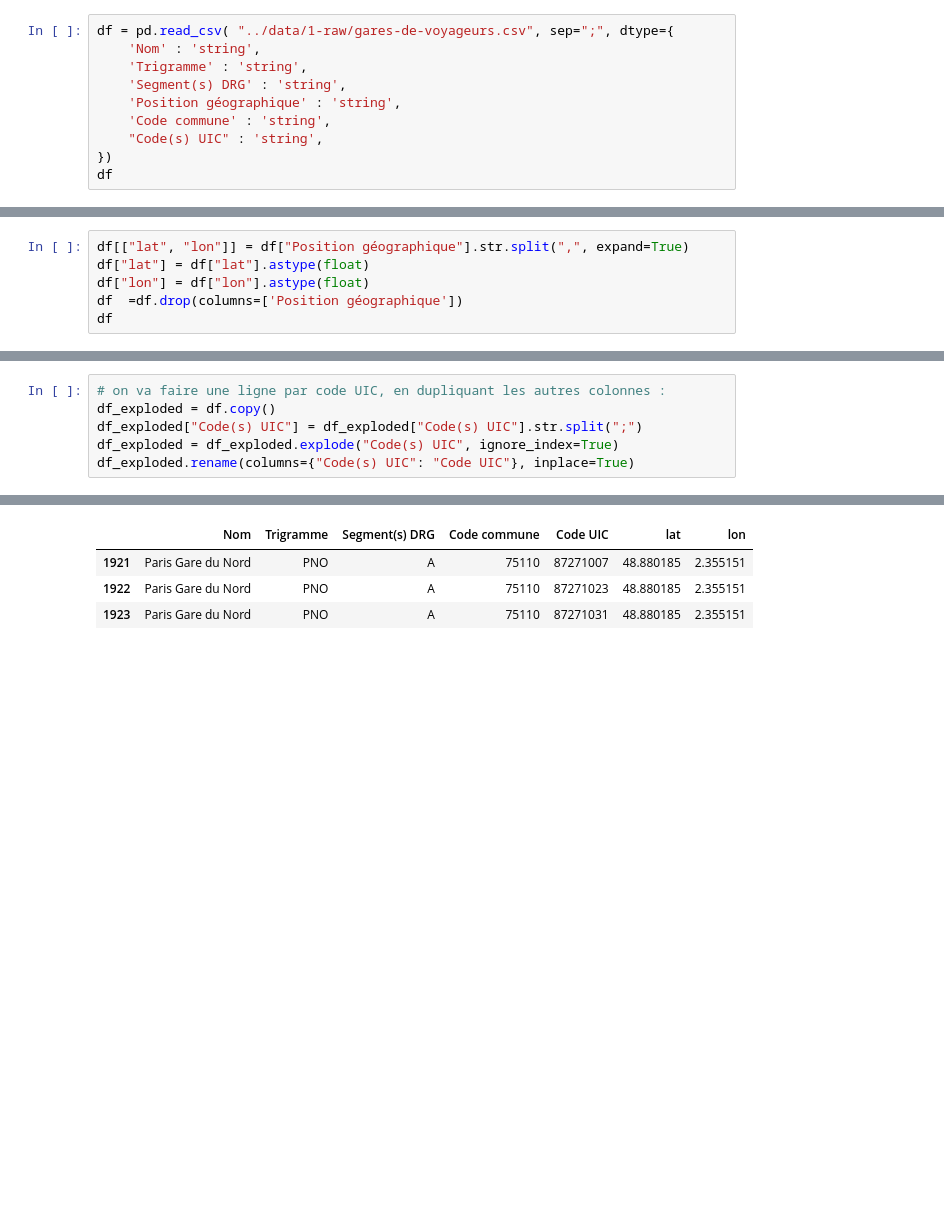
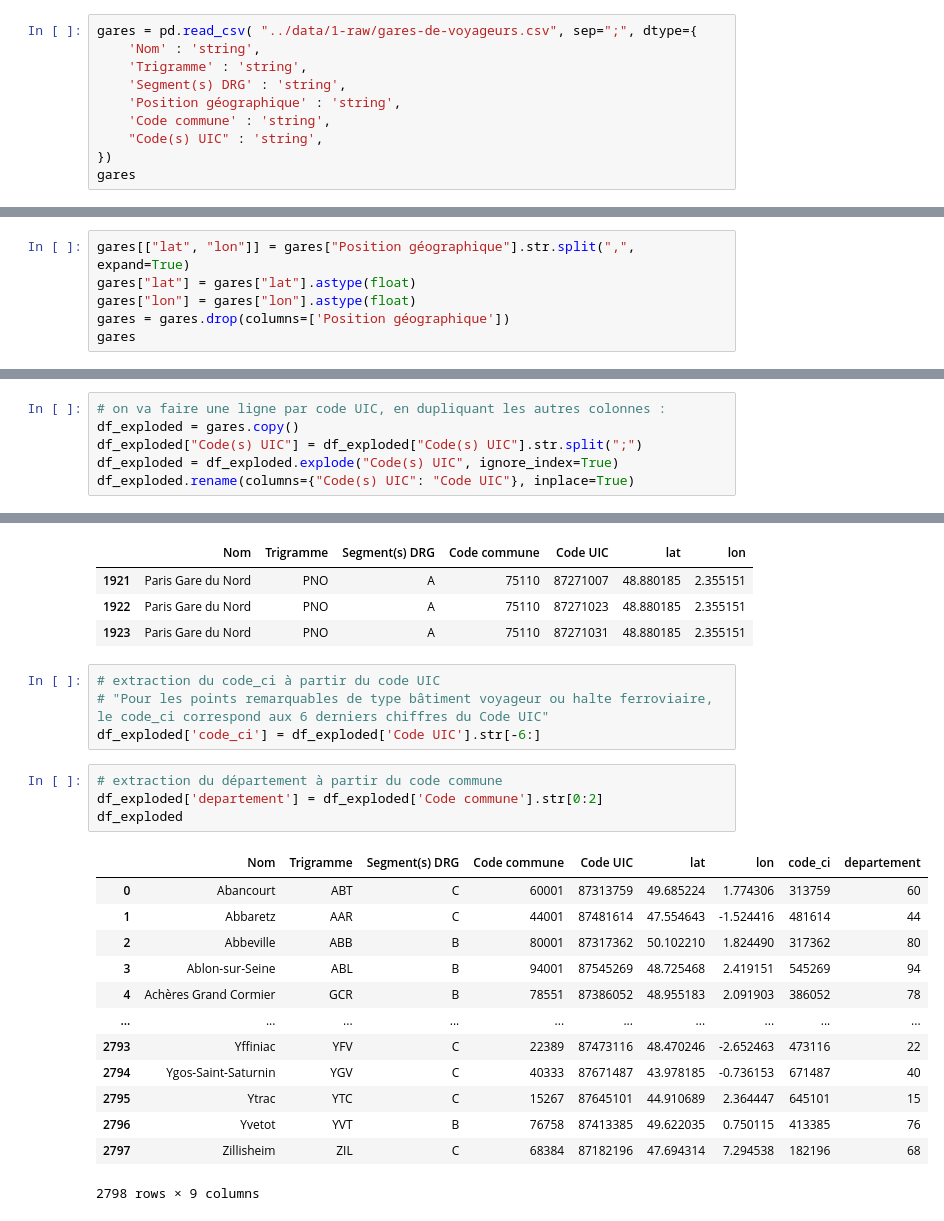
Before and after one commit to Gallien-e/analyse-retard-sncf, a Jupyter notebook: notebooks/1-ingestion-gares.ipynb, the cells around one changed output, grey strips where cells are left out. Drawn from its saved outputs; the diff is of its cells as text; blank space fills up the shorter version.

```diff
--- a/notebooks/1-ingestion-gares.ipynb
+++ b/notebooks/1-ingestion-gares.ipynb
@@ -35,7 +35,7 @@ moins égale à 100 000 voyageurs par an.
 -  C : Les gares de voyageurs d’intérêt local, dites de catégorie C. Ce sont toutes les autres
 gares de voyageurs.
 # %%
-df = pd.read_csv( "../data/1-raw/gares-de-voyageurs.csv", sep=";", dtype={
+gares = pd.read_csv( "../data/1-raw/gares-de-voyageurs.csv", sep=";", dtype={
     'Nom' : 'string',
     'Trigramme' : 'string',
     'Segment(s) DRG' : 'string',
@@ -43,7 +43,7 @@ df = pd.read_csv( "../data/1-raw/gares-de-voyageurs.csv", sep=";", dtype={
     'Code commune' : 'string',
     "Code(s) UIC" : 'string',
 })
-df
+gares
 # %% [output]
 |  | Nom | Trigramme | Segment(s) DRG | Position géographique | Code commune | Code(s) UIC |
 | 0 | Abancourt | ABT | C | 49.6852237, 1.7743058 | 60001 | 87313759 |
@@ -99,11 +99,11 @@ Code commune             0
 Code(s) UIC              0
 dtype: int64
 # %%
-df[["lat", "lon"]] = df["Position géographique"].str.split(",", expand=True)
-df["lat"] = df["lat"].astype(float)
-df["lon"] = df["lon"].astype(float)
-df  =df.drop(columns=['Position géographique'])
-df
+gares[["lat", "lon"]] = gares["Position géographique"].str.split(",", expand=True)
+gares["lat"] = gares["lat"].astype(float)
+gares["lon"] = gares["lon"].astype(float)
+gares = gares.drop(columns=['Position géographique'])
+gares
 # %% [output]
 |  | Nom | Trigramme | Segment(s) DRG | Code commune | Code(s) UIC | lat | lon |
 | 0 | Abancourt | ABT | C | 60001 | 87313759 | 49.685224 | 1.774306 |
@@ -136,7 +136,7 @@ df[df["Code(s) UIC"].str.contains(";")]
 | 1913 | Paris Montparnasse | PMP | A;A | 75115 | 87391011;87391102;87391003 | 48.841172 | 2.320514 |
 # %%
 # on va faire une ligne par code UIC, en dupliquant les autres colonnes :
-df_exploded = df.copy()
+df_exploded = gares.copy()
 df_exploded["Code(s) UIC"] = df_exploded["Code(s) UIC"].str.split(";")
 df_exploded = df_exploded.explode("Code(s) UIC", ignore_index=True)
 df_exploded.rename(columns={"Code(s) UIC": "Code UIC"}, inplace=True)
@@ -161,3 +161,25 @@ df_exploded[df_exploded['Nom'] == 'Paris Gare du Nord']
 | 1921 | Paris Gare du Nord | PNO | A | 75110 | 87271007 | 48.880185 | 2.355151 |
 | 1922 | Paris Gare du Nord | PNO | A | 75110 | 87271023 | 48.880185 | 2.355151 |
 | 1923 | Paris Gare du Nord | PNO | A | 75110 | 87271031 | 48.880185 | 2.355151 |
+# %%
+# extraction du code_ci à partir du code UIC
+# "Pour les points remarquables de type bâtiment voyageur ou halte ferroviaire, le code_ci correspond aux 6 derniers chiffres du Code UIC"
+df_exploded['code_ci'] = df_exploded['Code UIC'].str[-6:]
+# %%
+# extraction du département à partir du code commune
+df_exploded['departement'] = df_exploded['Code commune'].str[0:2]
+df_exploded
+# %% [output]
+|  | Nom | Trigramme | Segment(s) DRG | Code commune | Code UIC | lat | lon | code_ci | departement |
+| 0 | Abancourt | ABT | C | 60001 | 87313759 | 49.685224 | 1.774306 | 313759 | 60 |
+| 1 | Abbaretz | AAR | C | 44001 | 87481614 | 47.554643 | -1.524416 | 481614 | 44 |
+| 2 | Abbeville | ABB | B | 80001 | 87317362 | 50.102210 | 1.824490 | 317362 | 80 |
+| 3 | Ablon-sur-Seine | ABL | B | 94001 | 87545269 | 48.725468 | 2.419151 | 545269 | 94 |
+| 4 | Achères Grand Cormier | GCR | B | 78551 | 87386052 | 48.955183 | 2.091903 | 386052 | 78 |
+| ... | ... | ... | ... | ... | ... | ... | ... | ... | ... |
+| 2793 | Yffiniac | YFV | C | 22389 | 87473116 | 48.470246 | -2.652463 | 473116 | 22 |
+| 2794 | Ygos-Saint-Saturnin | YGV | C | 40333 | 87671487 | 43.978185 | -0.736153 | 671487 | 40 |
+| 2795 | Ytrac | YTC | C | 15267 | 87645101 | 44.910689 | 2.364447 | 645101 | 15 |
+| 2796 | Yvetot | YVT | B | 76758 | 87413385 | 49.622035 | 0.750115 | 413385 | 76 |
+| 2797 | Zillisheim | ZIL | C | 68384 | 87182196 | 47.694314 | 7.294538 | 182196 | 68 |
+2798 rows × 9 columns
```
Also changed, not shown: parts of 8 cells of this notebook, 5 other files.
